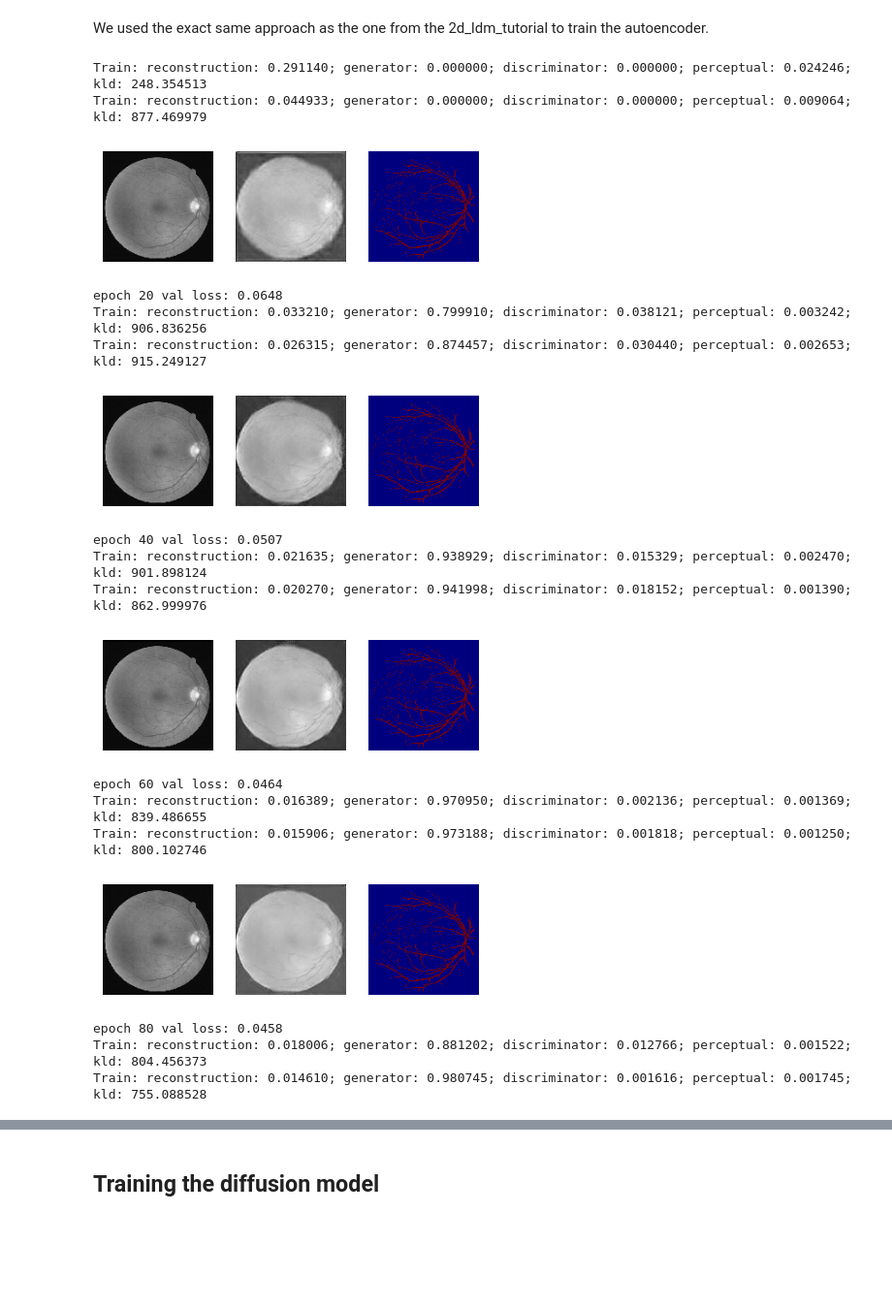
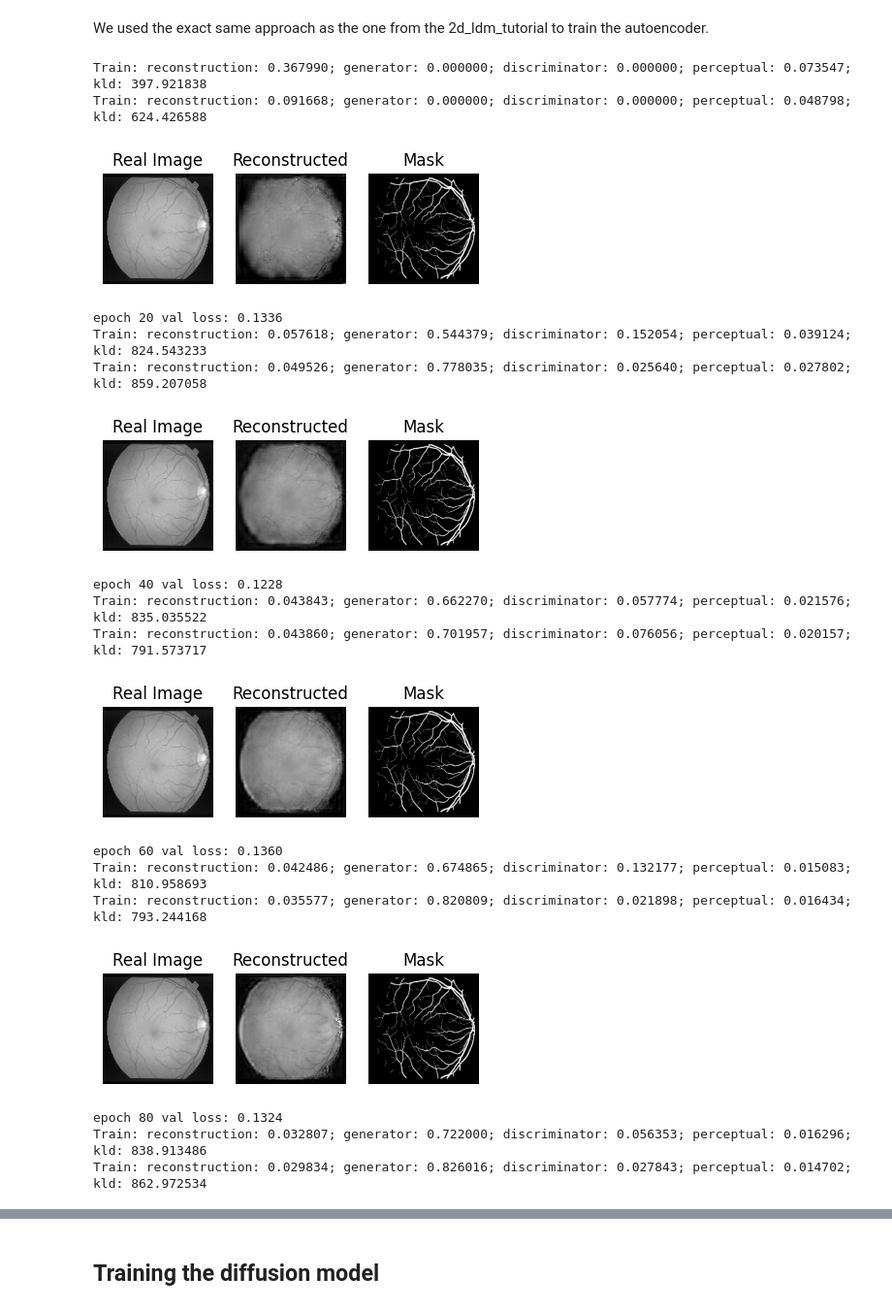
Before and after one commit to mard4/deep-learning-med, a Jupyter notebook: segmentation/spade_ldm_MEDNET.ipynb, the cells around one changed output, grey strips where cells are left out. Shown at 97% size. Drawn from its saved outputs; the diff is of its cells as text; code cells hidden in the pictures; blank space fills up the shorter version.

```diff
--- a/segmentation/spade_ldm_MEDNET.ipynb
+++ b/segmentation/spade_ldm_MEDNET.ipynb
@@ -109,7 +121,6 @@ label_nc = 2
 with open("configs.yaml", "r") as f:
     config = yaml.safe_load(f)
 
-config["dataset_index"] = 0
 dataset = config["dataset_paths"][config["dataset_index"]]
 if not os.path.exists(dataset):
     print("Please update your data path to an existing folder.")
@@ -117,10 +128,4 @@ elif not set(["training", "test"]).issubset(set(os.listdir(dataset))):
     print("Please update your data path to the correct folder (should contain train and test folders).")
 else:
     print(f"Congrats! You selected the correct folder : {dataset}")
-
-train_dict_list = build_dict_vessels(dataset, mode='training')
-test_dict_list = build_dict_vessels(dataset, mode='test')
-
-print(f'Number of samples in the training dataset: {len(train_dict_list)}')
-print(f'Number of samples in the test dataset: {len(test_dict_list)}')
 # %% [output]
@@ -313,7 +391,7 @@ We used the exact same approach as the one from the 2d_ldm_tutorial to train the
 # %%
 # Loss weights and number of epochs
 kl_weight = 1e-6
-max_epochs = 100
+max_epochs = 400
 val_interval = 20
 adv_weights = 0.01
 autoencoder_warm_up_n_epochs = 10
@@ -402,51 +480,72 @@ for epoch in range(max_epochs):
         autoencoder.eval()
         val_loss = 0
         with torch.no_grad():
             for val_step, batch in enumerate(val_loader, start=0):
                 images = batch["img"].to(device)
                 labels = one_hot(batch["mask"], label_nc).to(device)
                 with autocast(device_type="cuda", enabled=True):
                     reconstruction, z_mu, z_sigma = autoencoder(images, labels)
-                    recons_loss = recon(images.float(), reconstruction.float())
+                    ##recons_loss = recon(images.float(), reconstruction.float())
+                    if "valid_mask" in batch:
+                        valid_mask = batch["valid_mask"].to(device)
+                        reconstruction_masked = (reconstruction * valid_mask).detach().cpu()
+                        # Multiply the predictions and targets by the valid_mask
+                        recons_loss = recon(reconstruction.float() * valid_mask, images.float() * valid_mask)
+                    else:
+                        recons_loss = recon(reconstruction.float(), images.float())
+                        reconstruction_masked = reconstruction.detach().cpu()
+
+
                 val_loss += recons_loss.item()
                 # We retrieve the image to plot
                 if val_step == 0:
                     reconstruction = reconstruction.detach().cpu()
+                    #reconstruction_masked = reconstruction * valid_mask
                     plt.figure(figsize=(5, 3))
                     plt.subplot(1, 3, 1)
                     plt.imshow(images[0, 0, ...].detach().cpu(), cmap="gist_gray")
                     plt.axis("off")
+                    plt.title("Real Image")
                     plt.subplot(1, 3, 2)
-                    plt.imshow(reconstruction[0, 0, ...], cmap="gist_gray")
+                    plt.imshow(
+                        reconstruction_masked[0, 0, ...],
+                        cmap="gray",
+                        vmin=0.0, vmax=1.0
+                    )
                     plt.axis("off")
+                    plt.title("Reconstructed")
+
                     plt.subplot(1, 3, 3)
-                    plt.imshow(batch["mask"][0, 0, ...].detach().cpu(), cmap="jet")
+                    plt.imshow(batch["mask"][0, 0, ...].detach().cpu(), cmap="gray")
                     plt.axis("off")
+                    plt.title("Mask")
+                    plt.savefig(f"rec_{epoch}.png", bbox_inches="tight", dpi=300)
+
                     plt.show()
 
         val_loss /= max(val_step, 1)
         val_recon_losses.append(val_loss)
         print(f"epoch {epoch + 1} val loss: {val_loss:.4f}")
 
 del discriminator
 del perceptual_loss
 torch.cuda.empty_cache()
 # %% [output]
-Train: reconstruction: 0.291140; generator: 0.000000; discriminator: 0.000000; perceptual: 0.024246; kld: 248.354513
-Train: reconstruction: 0.044933; generator: 0.000000; discriminator: 0.000000; perceptual: 0.009064; kld: 877.469979
+Train: reconstruction: 0.367990; generator: 0.000000; discriminator: 0.000000; perceptual: 0.073547; kld: 397.921838
+Train: reconstruction: 0.091668; generator: 0.000000; discriminator: 0.000000; perceptual: 0.048798; kld: 624.426588
-[figure, old version]
+[figure, new version]
-epoch 20 val loss: 0.0648
-Train: reconstruction: 0.033210; generator: 0.799910; discriminator: 0.038121; perceptual: 0.003242; kld: 906.836256
-Train: reconstruction: 0.026315; generator: 0.874457; discriminator: 0.030440; perceptual: 0.002653; kld: 915.249127
+epoch 20 val loss: 0.1336
+Train: reconstruction: 0.057618; generator: 0.544379; discriminator: 0.152054; perceptual: 0.039124; kld: 824.543233
+Train: reconstruction: 0.049526; generator: 0.778035; discriminator: 0.025640; perceptual: 0.027802; kld: 859.207058
-[figure, old version]
+[figure, new version]
-epoch 40 val loss: 0.0507
-Train: reconstruction: 0.021635; generator: 0.938929; discriminator: 0.015329; perceptual: 0.002470; kld: 901.898124
-Train: reconstruction: 0.020270; generator: 0.941998; discriminator: 0.018152; perceptual: 0.001390; kld: 862.999976
+epoch 40 val loss: 0.1228
+Train: reconstruction: 0.043843; generator: 0.662270; discriminator: 0.057774; perceptual: 0.021576; kld: 835.035522
+Train: reconstruction: 0.043860; generator: 0.701957; discriminator: 0.076056; perceptual: 0.020157; kld: 791.573717
-[figure, old version]
+[figure, new version]
-epoch 60 val loss: 0.0464
-Train: reconstruction: 0.016389; generator: 0.970950; discriminator: 0.002136; perceptual: 0.001369; kld: 839.486655
-Train: reconstruction: 0.015906; generator: 0.973188; discriminator: 0.001818; perceptual: 0.001250; kld: 800.102746
+epoch 60 val loss: 0.1360
+Train: reconstruction: 0.042486; generator: 0.674865; discriminator: 0.132177; perceptual: 0.015083; kld: 810.958693
+Train: reconstruction: 0.035577; generator: 0.820809; discriminator: 0.021898; perceptual: 0.016434; kld: 793.244168
-[figure, old version]
+[figure, new version]
-epoch 80 val loss: 0.0458
-Train: reconstruction: 0.018006; generator: 0.881202; discriminator: 0.012766; perceptual: 0.001522; kld: 804.456373
-Train: reconstruction: 0.014610; generator: 0.980745; discriminator: 0.001616; perceptual: 0.001745; kld: 755.088528
+epoch 80 val loss: 0.1324
+Train: reconstruction: 0.032807; generator: 0.722000; discriminator: 0.056353; perceptual: 0.016296; kld: 838.913486
+Train: reconstruction: 0.029834; generator: 0.826016; discriminator: 0.027843; perceptual: 0.014702; kld: 862.972534
```
Also changed, not shown: parts of 12 cells of this notebook, 5 other files.
